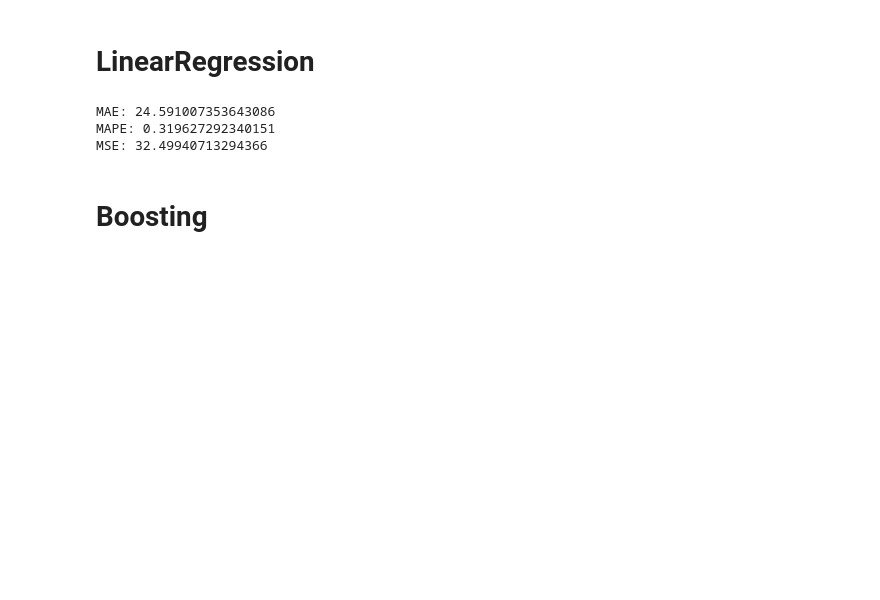
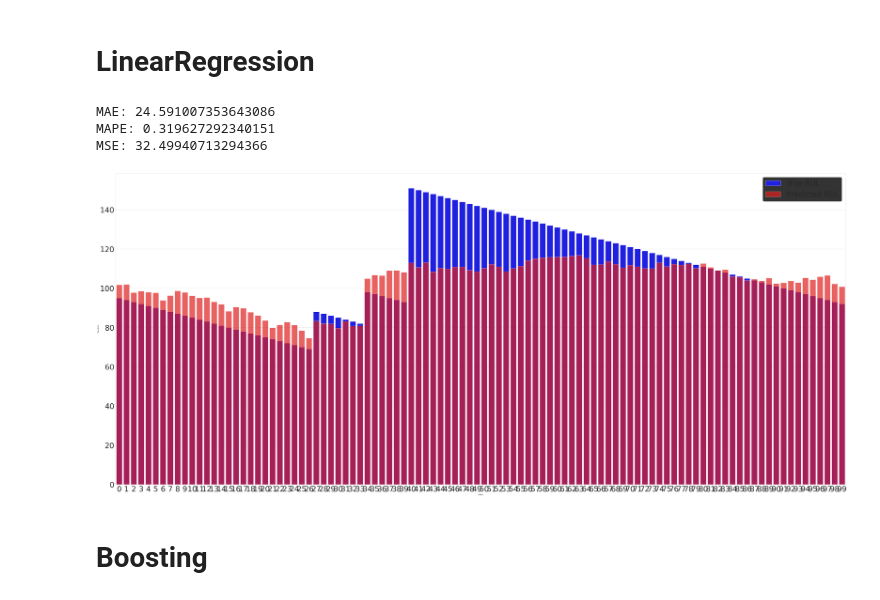
Before and after one commit to myakonkikh/otus-ml-project, a Jupyter notebook: engine_remaining_useful_life.ipynb, the cells around one changed output. Drawn from its saved outputs; the diff is of its cells as text; code cells hidden in the pictures; blank space fills up the shorter version.

```diff
--- a/engine_remaining_useful_life.ipynb
+++ b/engine_remaining_useful_life.ipynb
@@ -345,3 +349,28 @@ def error(y_true, y):
+# %%
+def plot(y_test, y_test_hat):
+    indices = np.arange(len(y_test_hat))
+    wth = 0.6
+    data = pd.DataFrame({
+        'Index': indices,
+        'True RUL': y_test.values,
+        'Predicted RUL': y_test_hat
+    })
+
+    plt.figure(figsize=(70, 30))
+
+    # График истинных значений
+    sns.barplot(x='Index', y='True RUL', data=data, color='blue', label='True RUL', ci=None)
+
+    # График предсказанных значений с уменьшенной шириной столбцов и прозрачностью
+    sns.barplot(x='Index', y='Predicted RUL', data=data, color='red', alpha=0.7, label='Predicted RUL', ci=None)
+
+    plt.legend(prop={'size': 40})
+    plt.tick_params(labelsize=40)
+
+    # Установка белого фона
+    plt.gca().set_facecolor('white')
+
+    plt.show()
 # %% [markdown]
 # LinearRegression
 # %%
@@ -357,6 +386,10 @@ error(y_test, lr_pred)
 MAE: 24.591007353643086
 MAPE: 0.319627292340151
 MSE: 32.49940713294366
+# %%
+plot(y_test[:100], lr_pred[:100])
+# %% [output]
+[figure, added]
 # %% [markdown]
 # Boosting
 # %%
```
Also changed, not shown: parts of 36 cells of this notebook.
